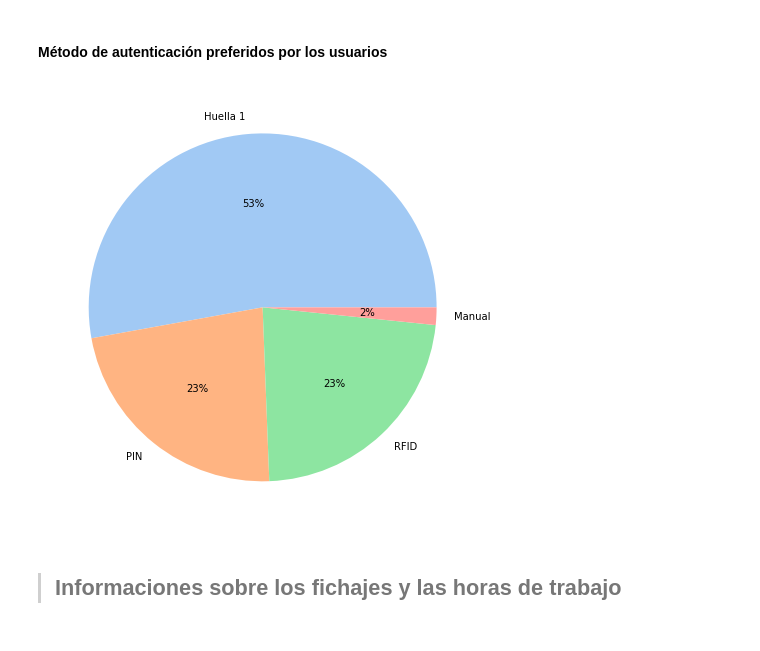
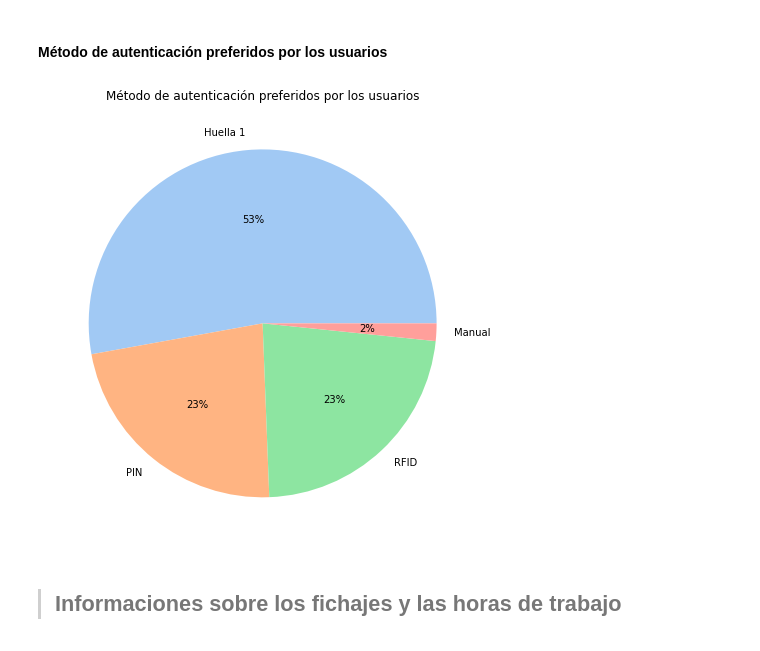
Before and after one commit to lupon1/EDA-Time-And-Attendance, a Jupyter notebook: eda.ipynb, the cells around one changed output. Saved outputs shown, nothing was run; the diff lists cells and outputs as text; code cells hidden in the pictures.

```diff
--- a/eda.ipynb
+++ b/eda.ipynb
@@ -478,13 +482,14 @@ plt.show()
 # %%
 # Método de autenticación preferidos por los usuarios
 deviceCount = values_counter(employees, 'prefIdentType')
 # Dibujamos gráfico
 plt.figure(figsize=(8,8))
 colors = sns.color_palette('pastel')
 plt.pie(deviceCount['count'], labels = deviceCount.index, colors = colors, autopct='%.0f%%')
+plt.title('Método de autenticación preferidos por los usuarios')
 plt.show()
 # %% [output]
-[figure, old version]
+[figure, new version]
 # %% [markdown]
 > ## Informaciones sobre los fichajes y las horas de trabajo
 # %% [markdown]
```
Also changed, not shown: parts of 5 cells of this notebook, 1 other file.
